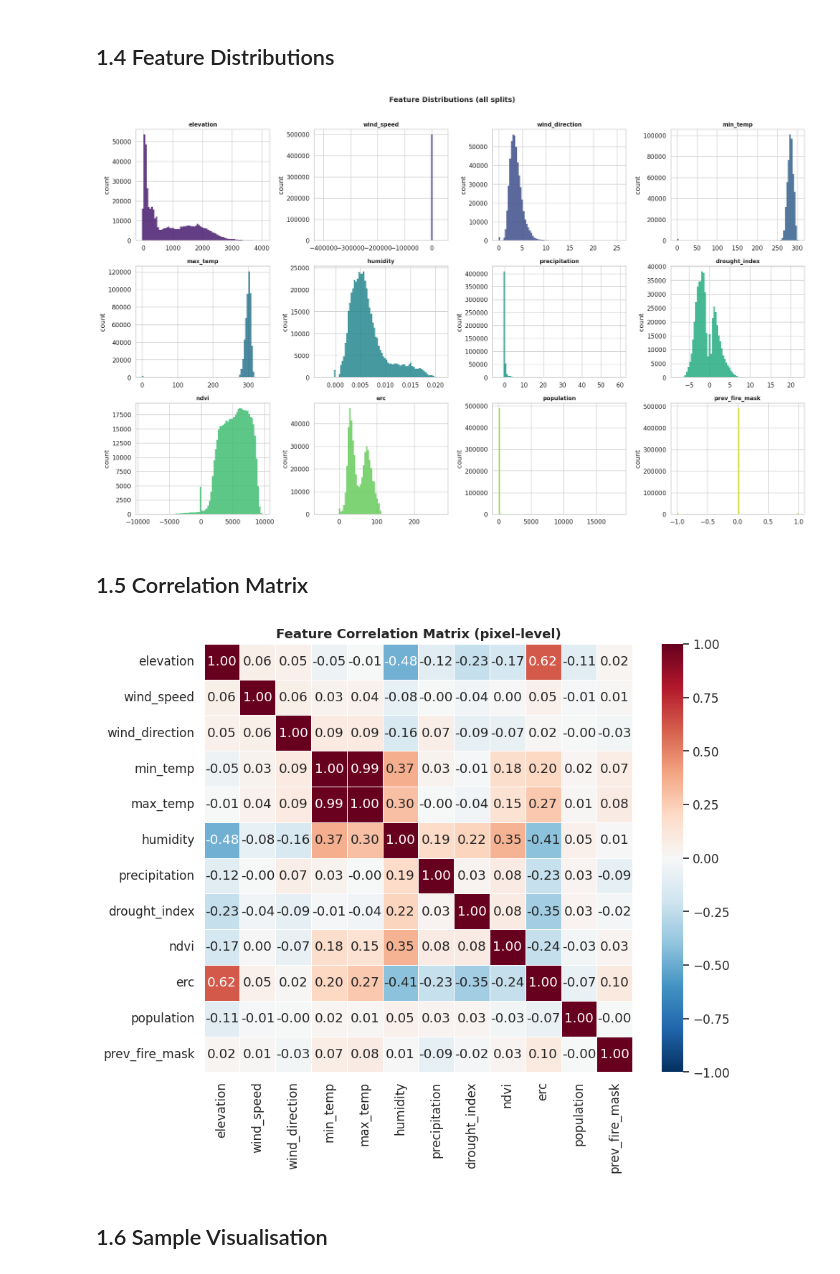
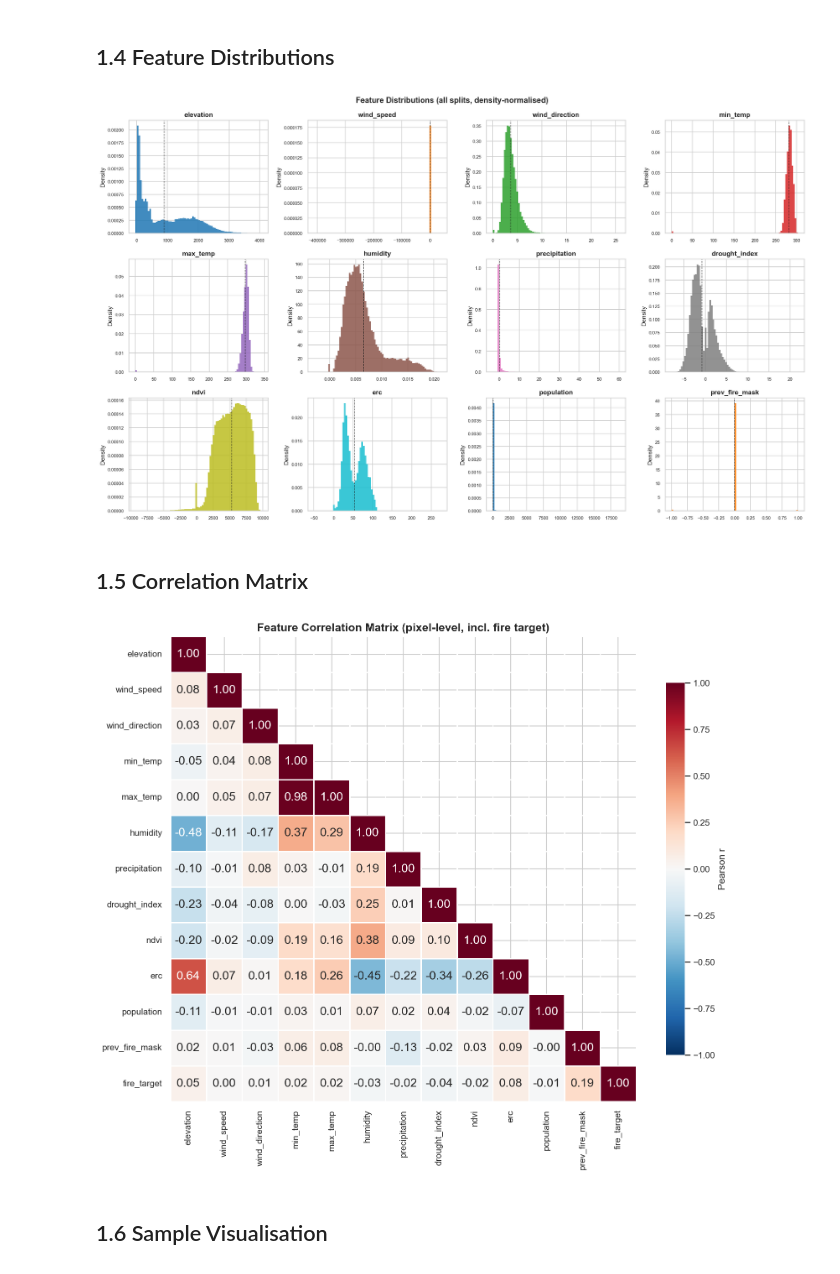
Before and after one commit to syrinemrf/FireSpreadNet, a Jupyter notebook: notebooks/01_EDA.ipynb, the cells around one changed output. Drawn from its saved outputs; the diff is of its cells as text; code cells hidden in the pictures.

```diff
--- a/notebooks/01_EDA.ipynb
+++ b/notebooks/01_EDA.ipynb
@@ -101,8 +114,8 @@ for split in ['train', 'val', 'test']:
     path = Path(PROCESSED_DIR) / f'{split}.npz'
     if path.exists():
         data = np.load(path)
-        splits[split] = {'X': data['X'], 'Y': data['Y']}
-        print(f'{split}: X={data["X"].shape}, Y={data["Y"].shape}')
+        splits[split] = {'X': data['inputs'], 'Y': data['targets']}
+        print(f'{split}: X={data["inputs"].shape}, Y={data["targets"].shape}')
     else:
         print(f'{split}: NOT FOUND — run download_data.py first')
 
@@ -187,47 +200,59 @@ stats_df.round(4)
 # %% [markdown]
 ## 1.4  Feature Distributions
 # %%
-fig, axes = plt.subplots(3, 4, figsize=(20, 12))
+# ── Feature distributions (publication quality) ──
+fig, axes = plt.subplots(3, 4, figsize=(18, 11))
 axes = axes.ravel()
+
+palette = sns.color_palette('tab10', 12)
 
 for i, name in enumerate(FEATURE_CHANNELS):
     ax = axes[i]
     vals = all_X[:, i].ravel()
-    vals = vals[~np.isnan(vals)]  # remove NaN
-    # Subsample for speed
+    vals = vals[~np.isnan(vals)]
     if len(vals) > 500_000:
         vals = np.random.default_rng(42).choice(vals, 500_000, replace=False)
-    ax.hist(vals, bins=80, color=sns.color_palette('viridis', 12)[i], alpha=0.85, edgecolor='none')
-    ax.set_title(name, fontsize=11, fontweight='bold')
-    ax.set_ylabel('count')
 
-plt.suptitle('Feature Distributions (all splits)', fontsize=14, fontweight='bold', y=1.01)
+    ax.hist(vals, bins=80, color=palette[i], alpha=0.85, edgecolor='none', density=True)
+    ax.axvline(np.mean(vals), color='k', linestyle='--', linewidth=1, alpha=0.7)
+    ax.set_title(name, fontweight='bold')
+    ax.set_ylabel('Density')
+    ax.tick_params(axis='both', labelsize=8)
+
+plt.suptitle('Feature Distributions (all splits, density-normalised)', fontsize=14, fontweight='bold')
 plt.tight_layout()
-plt.savefig('../results/figures/eda_feature_distributions.png', dpi=150, bbox_inches='tight')
+plt.savefig(FIGURES_DIR / 'eda_feature_distributions.png', dpi=300, bbox_inches='tight')
 plt.show()
 # %% [output]
-[figure, old version]
+[figure, new version]
 # %% [markdown]
 ## 1.5 Correlation Matrix
 # %%
-# Flatten spatial dims → compute pixel-level correlations
-n_samples_corr = min(1000, all_X.shape[0])
+# ── Pixel-level correlation matrix (publication quality) ──
+n_samples_corr = min(2000, all_X.shape[0])
 idx = np.random.default_rng(42).choice(all_X.shape[0], n_samples_corr, replace=False)
-X_sub = all_X[idx]  # (N, C, H, W)
+X_sub = all_X[idx]
 
-# Reshape to (N*H*W, C)
-flat = X_sub.transpose(0, 2, 3, 1).reshape(-1, N_INPUT_CHANNELS)
-corr_df = pd.DataFrame(flat, columns=FEATURE_CHANNELS).corr()
+# Include fire target in correlation
+flat_X = X_sub.transpose(0, 2, 3, 1).reshape(-1, N_INPUT_CHANNELS)
+flat_Y = all_Y[idx].reshape(-1, 1)
+flat = np.concatenate([flat_X, flat_Y], axis=1)
+col_names = FEATURE_CHANNELS + ['fire_target']
+corr_df = pd.DataFrame(flat, columns=col_names).corr()
 
-fig, ax = plt.subplots(figsize=(10, 8))
-sns.heatmap(corr_df, annot=True, fmt='.2f', cmap='RdBu_r', center=0, ax=ax,
-            square=True, linewidths=0.5, vmin=-1, vmax=1)
-ax.set_title('Feature Correlation Matrix (pixel-level)', fontsize=13, fontweight='bold')
+# Triangular mask
+mask = np.triu(np.ones_like(corr_df, dtype=bool), k=1)
+
+fig, ax = plt.subplots(figsize=(11, 9))
+sns.heatmap(corr_df, mask=mask, annot=True, fmt='.2f', cmap='RdBu_r', center=0,
+            ax=ax, square=True, linewidths=0.5, vmin=-1, vmax=1,
+            cbar_kws={'label': 'Pearson r', 'shrink': 0.8})
+ax.set_title('Feature Correlation Matrix (pixel-level, incl. fire target)', fontsize=13, fontweight='bold')
 plt.tight_layout()
-plt.savefig('../results/figures/eda_correlation_matrix.png', dpi=150, bbox_inches='tight')
+plt.savefig(FIGURES_DIR / 'eda_correlation_matrix.png', dpi=300, bbox_inches='tight')
 plt.show()
 # %% [output]
-[figure, old version]
+[figure, new version]
 # %% [markdown]
 ## 1.6 Sample Visualisation
 # %%
```
Also changed, not shown: parts of 37 cells of this notebook, 7 other files.
